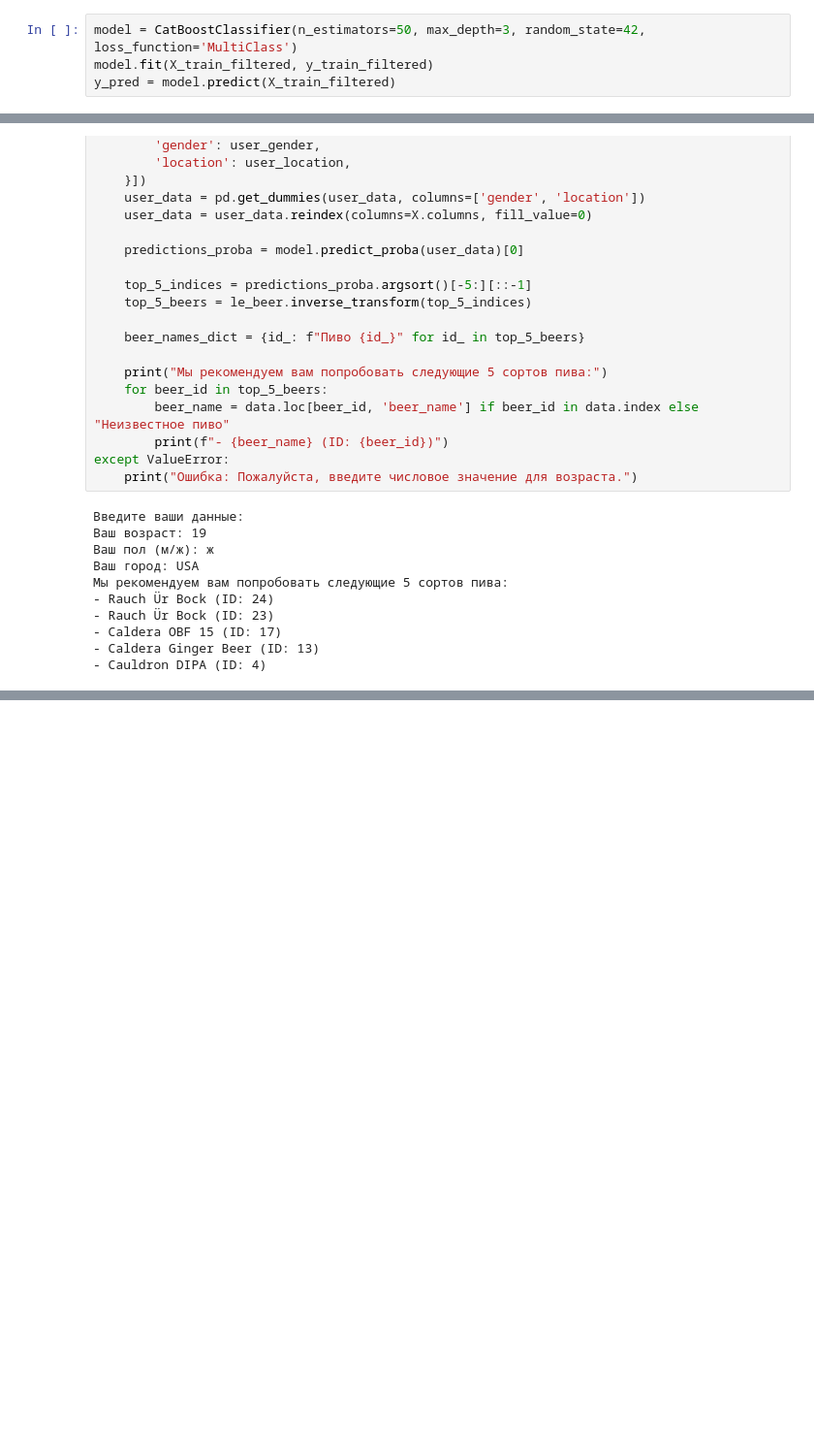
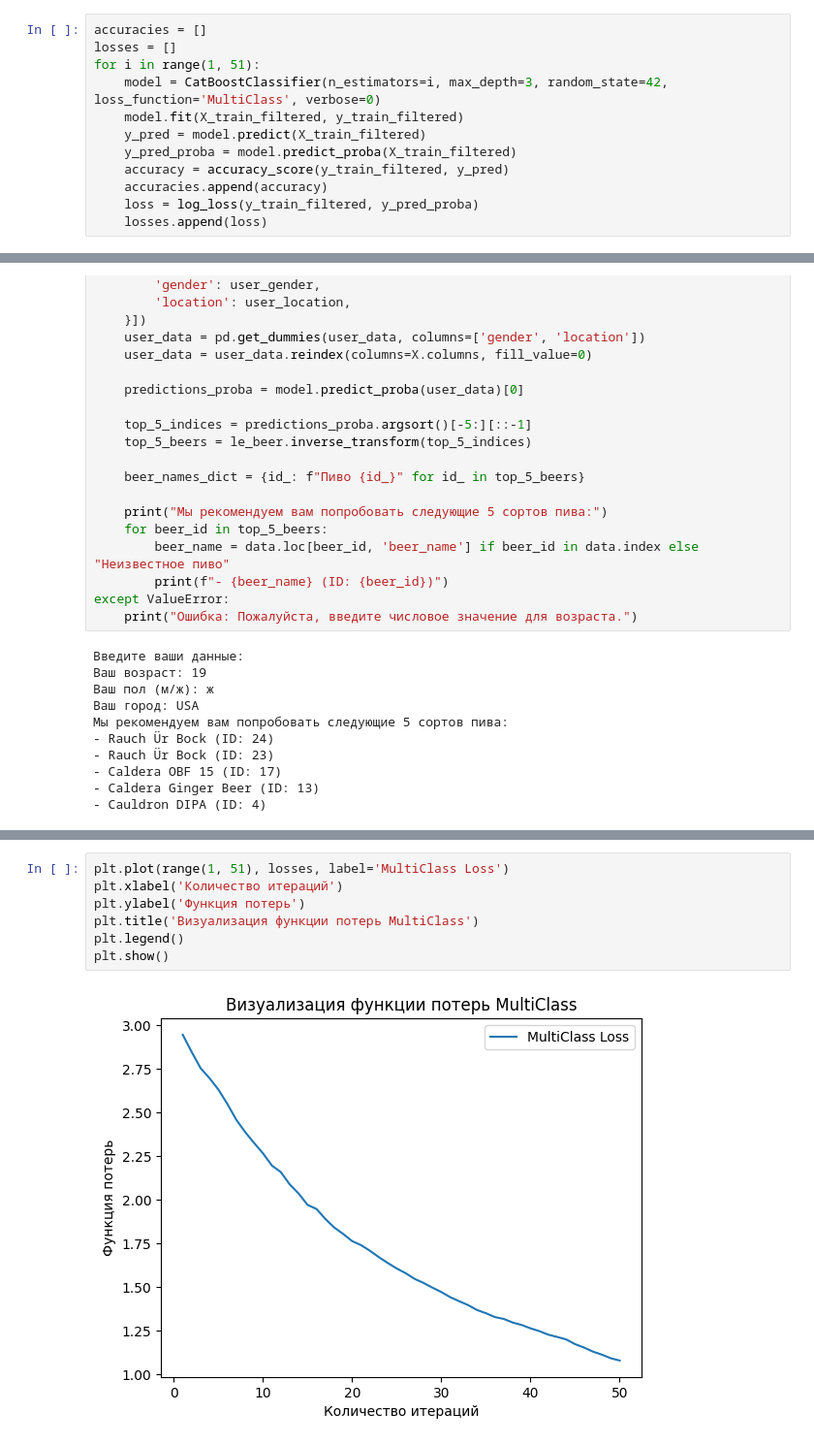
Before and after one commit to Mrak0bEss/Neuroinformatics, a Jupyter notebook: app/neiroinformatics.ipynb, the cells around one changed output, grey strips where cells are left out. Shown at 97% size. Saved outputs shown, nothing was run; the diff lists cells and outputs as text; blank space fills up the shorter version.

```diff
--- a/app/neiroinformatics.ipynb
+++ b/app/neiroinformatics.ipynb
@@ -87,6 +88,14 @@ print("Распределение классов после фильтрации
 # %% [output]
 Распределение классов после фильтрации: Counter({45728: 4, 1512: 4, 2877: 4, 7438: 3, 8862: 3, 956: 3, 509: 3, 874: 3, 2278: 3, 384: 3, 2140: 3, 1485: 3, 602: 3, 47620: 3, 92: 3, 3439: 3, 20804: 3, 34 ...
 # %%
-model = CatBoostClassifier(n_estimators=50, max_depth=3, random_state=42, loss_function='MultiClass')
-model.fit(X_train_filtered, y_train_filtered)
-y_pred = model.predict(X_train_filtered)
+accuracies = []
+losses = []
+for i in range(1, 51):
+    model = CatBoostClassifier(n_estimators=i, max_depth=3, random_state=42, loss_function='MultiClass', verbose=0)
+    model.fit(X_train_filtered, y_train_filtered)
+    y_pred = model.predict(X_train_filtered)
+    y_pred_proba = model.predict_proba(X_train_filtered)
+    accuracy = accuracy_score(y_train_filtered, y_pred)
+    accuracies.append(accuracy)
+    loss = log_loss(y_train_filtered, y_pred_proba)
+    losses.append(loss)
@@ -165,3 +156,12 @@ files.download('model.joblib')
 # %% [output]
 [interactive output not drawn]
 [interactive output not drawn]
+# %%
+plt.plot(range(1, 51), losses, label='MultiClass Loss')
+plt.xlabel('Количество итераций')
+plt.ylabel('Функция потерь')
+plt.title('Визуализация функции потерь MultiClass')
+plt.legend()
+plt.show()
+# %% [output]
+[figure, added]
```
Also changed, not shown: parts of 5 cells of this notebook.
